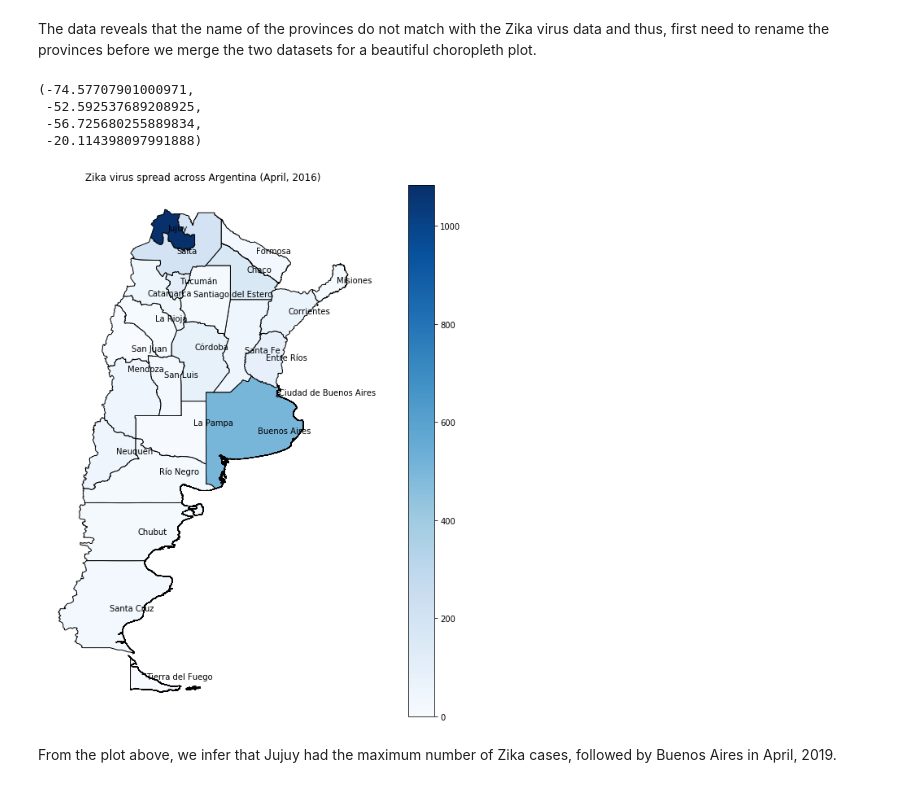
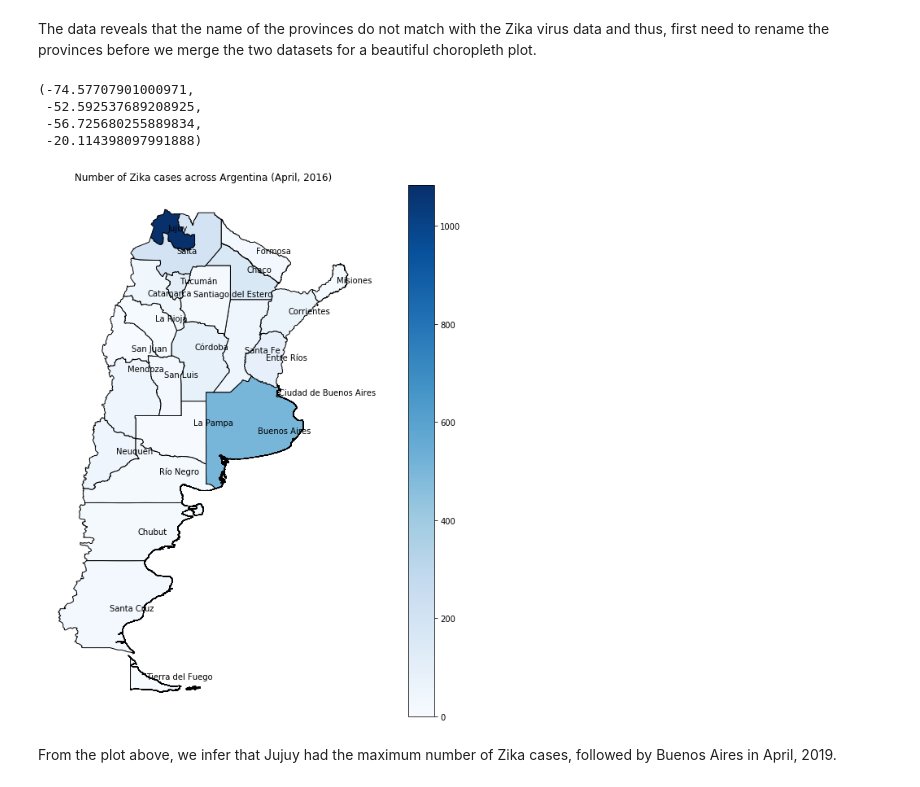
Before and after one commit to ITWSDataScience/ArgentinaZikaForecating2019, a Jupyter notebook: Exploratory Data Analysis.ipynb, the cells around one changed output. Cells and saved outputs as stored; diff of their text form; code cells hidden in the pictures.

```diff
--- a/Exploratory Data Analysis.ipynb
+++ b/Exploratory Data Analysis.ipynb
@@ -125,16 +123,18 @@ merged = map_df.merge(zika_data[["location", "value"]], left_on = "NAME_1", righ
 # %%
+merged = map_df.merge(zika_data[["location", "value"]], left_on = "NAME_1", right_on = "location")
+
 ax = merged.plot(column = 'value', cmap = "Blues", legend = True, figsize = (20, 12), edgecolor = 'black')
-plt.title("Zika virus spread across Argentina (April, 2016)")
+plt.title("Number of Zika cases across Argentina (April, 2016)")
 for lat, long, name in zip(zika_data["latitude"],
                            zika_data["longitude"],
                            zika_data["location"]):
     ax.annotate(name, xy=(long, lat), xytext = (0, 0), textcoords="offset points", color = "black")
 ax.axis("off")
 # %% [output]
 (-74.57707901000971,
  -52.592537689208925,
  -56.725680255889834,
  -20.114398097991888)
-[figure, old version]
+[figure, new version]
 # %% [markdown]
 From the plot above, we infer that Jujuy had the maximum number of Zika cases, followed by Buenos Aires in April, 2019.
```
Also changed, not shown: parts of 5 cells of this notebook.
